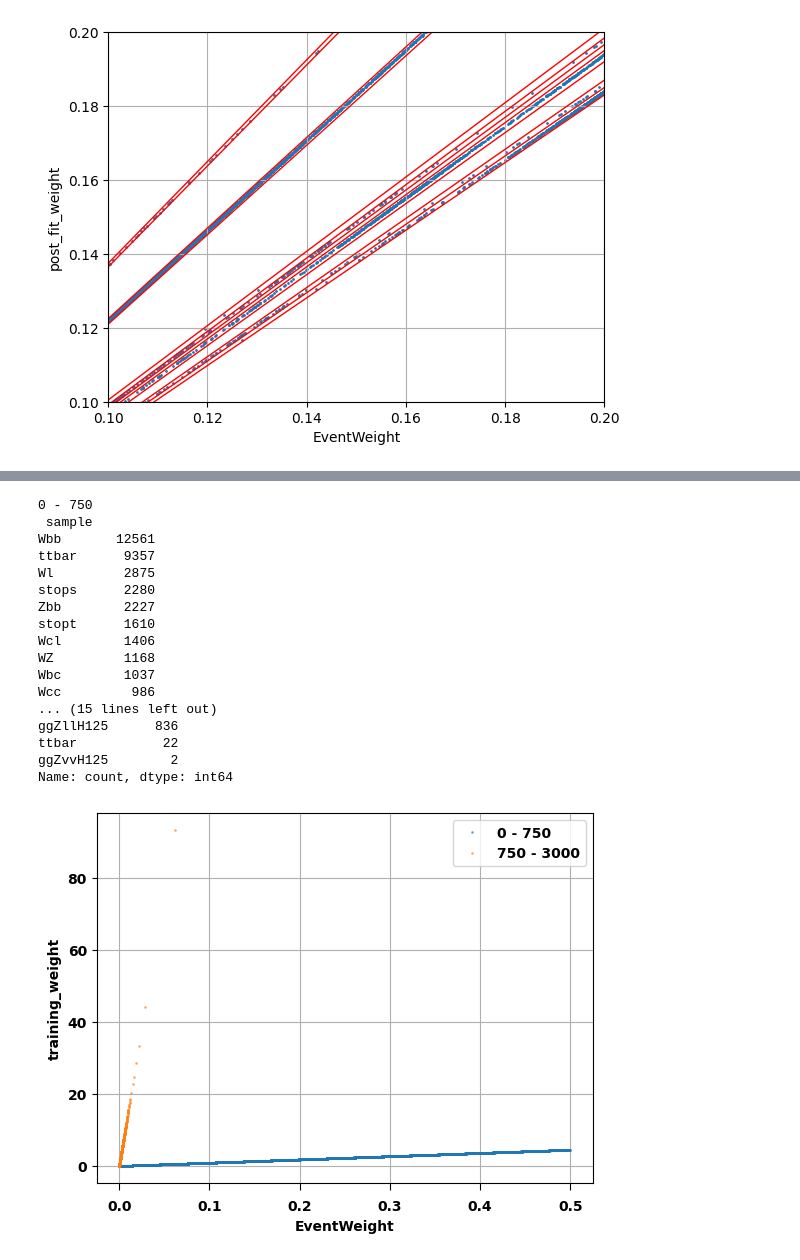
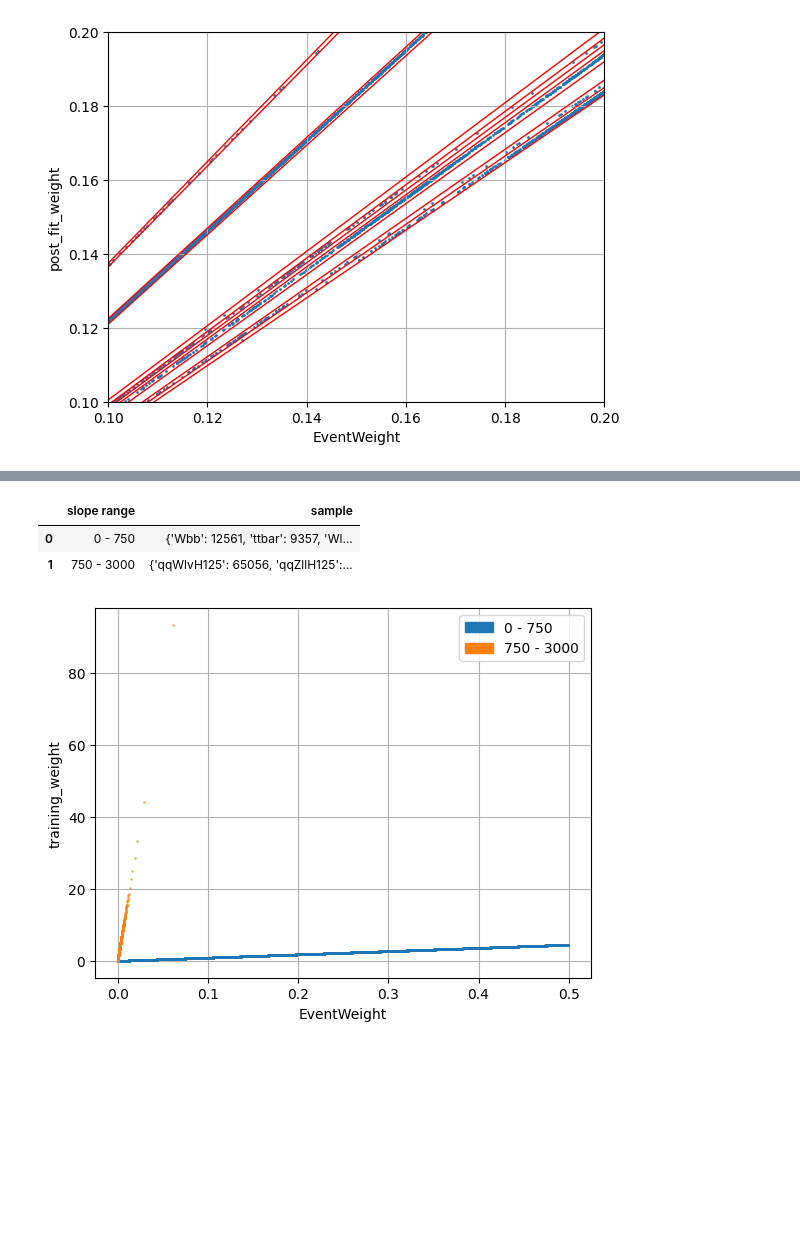
Before and after one commit to mondo-lee/in2HEP, a Jupyter notebook: notebooks/cuts_baseline.ipynb, the cells around one changed output, grey strips where cells are left out. Saved outputs shown, nothing was run; the diff lists cells and outputs as text; code cells hidden in the pictures; blank space fills up the shorter version.

```diff
--- a/notebooks/cuts_baseline.ipynb
+++ b/notebooks/cuts_baseline.ipynb
@@ -193,18 +133,23 @@ bounding_lines([0.915,0.925,0.935,0.96,0.975,0.983,0.992,1.005,1.21,1.225,1.365,
 # %% [output]
 [figure]
 # %%
-def filter_coeff_ratio(df, nom, denom, ranges):
-    # find a way to get the stuff into a nice dataframe
-    coeff_ratio = df[nom]/df[denom]
-    ax = plt.subplot()
-    for i in range(len(ranges)-1):
-      filter = (coeff_ratio >= ranges[i]) & (coeff_ratio <= ranges[i+1])
-      if len(df[filter]) != 0:
-        ax.plot(df[filter][denom], df[filter][nom], '.', markersize=2, alpha=0.5, label=f"{ranges[i]} - {ranges[i+1]}")
-        print(f"{ranges[i]} - {ranges[i+1]}\n", df[filter]['sample'].value_counts(),'\n')
-    plt.xlabel(denom)
-    plt.ylabel(nom)
-    #ax.set_xlim(0.06,0.1)
-    #ax.set_ylim(0.06,0.1)
-    ax.legend()
-    ax.grid()
+def filter_coeff_ratio(df, nom, denom, ranges, column):
+  # column should either be 'sample' (finer) or 'category' (coarser)
+  stats_df = pd.DataFrame(columns = ['slope range', column])
+  # find a way to get the stuff into a nice dataframe
+  coeff_ratio = df[nom]/df[denom]
+  ax = plt.subplot()
+  color_patches = []
+  for i in range(len(ranges)-1):
+    filter = (coeff_ratio >= ranges[i]) & (coeff_ratio <= ranges[i+1])
+    if len(df[filter]) != 0:
+      line = ax.plot(df[filter][denom], df[filter][nom], '.', markersize=2, alpha=0.5)
+      color_patches.append(mpl.patches.Patch(color=line[0].get_color(), label=f"{ranges[i]} - {ranges[i+1]}"))
+      stats_df.loc[len(stats_df)] = [f"{ranges[i]} - {ranges[i+1]}", str(df[filter][column].value_counts().to_dict())]
+  plt.xlabel(denom)
+  plt.ylabel(nom)
+  #ax.set_xlim(0.06,0.1)
+  #ax.set_ylim(0.06,0.1)
+  ax.legend(handles = color_patches)
+  ax.grid()
+  return stats_df
@@ -211,21 +170,8 @@ def filter_coeff_ratio(df, nom, denom, ranges):
 # %%
-filter_coeff_ratio(df_trim, 'training_weight', 'EventWeight', [0,750,3000])
+training_Event_df = filter_coeff_ratio(df, 'training_weight', 'EventWeight', [0,750,3000], 'sample')
+training_Event_df
 # %% [output]
-0 - 750
- sample
-Wbb       12561
-ttbar      9357
-Wl         2875
-stops      2280
-Zbb        2227
-stopt      1610
-Wcl        1406
-WZ         1168
-Wbc        1037
-Wcc         986
-... (15 lines left out)
-ggZllH125      836
-ttbar           22
-ggZvvH125        2
-Name: count, dtype: int64
+|  | slope range | sample |
+| 0 | 0 - 750 | {'Wbb': 12561, 'ttbar': 9357, 'Wl... |
+| 1 | 750 - 3000 | {'qqWlvH125': 65056, 'qqZllH125':... |
-[figure, old version]
+[figure, new version]
```
Also changed, not shown: parts of 35 cells of this notebook.
